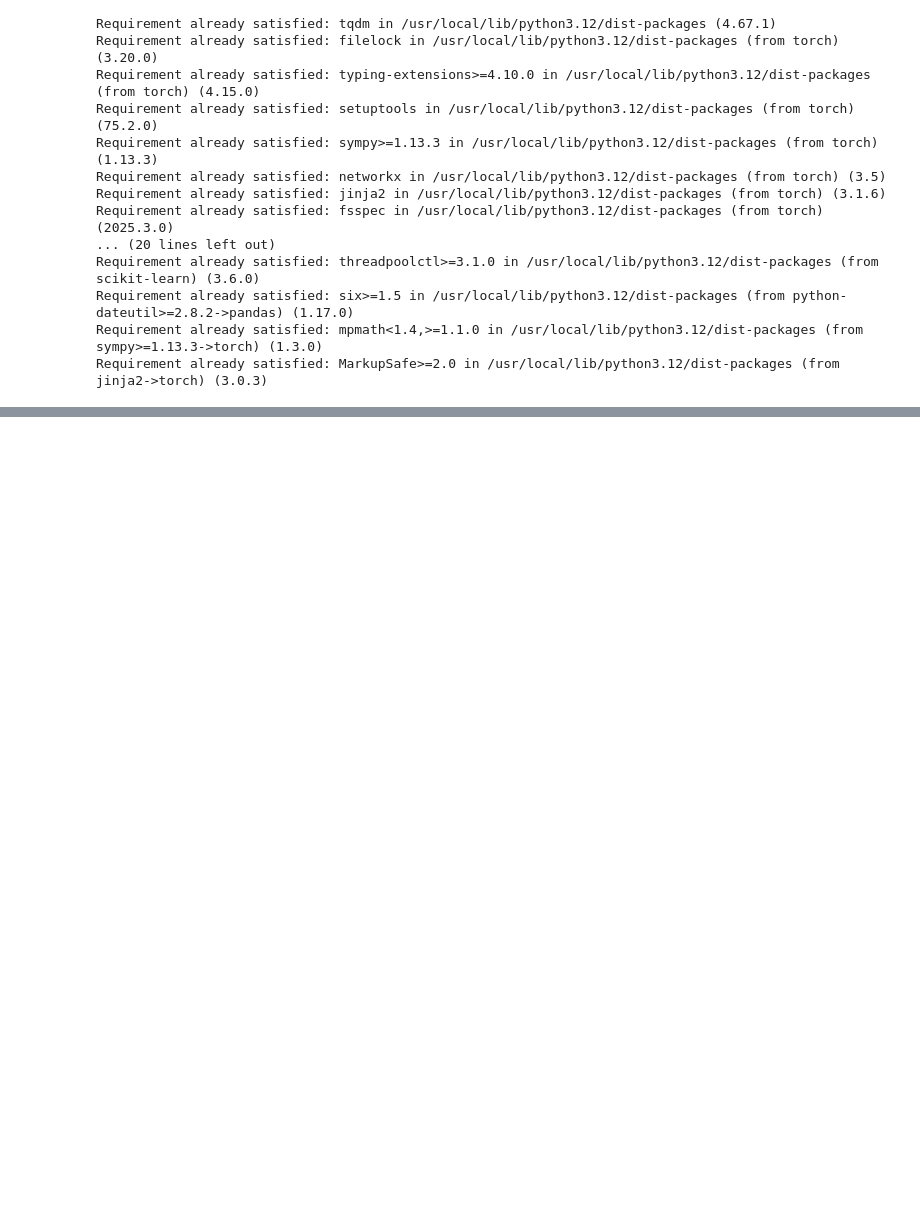
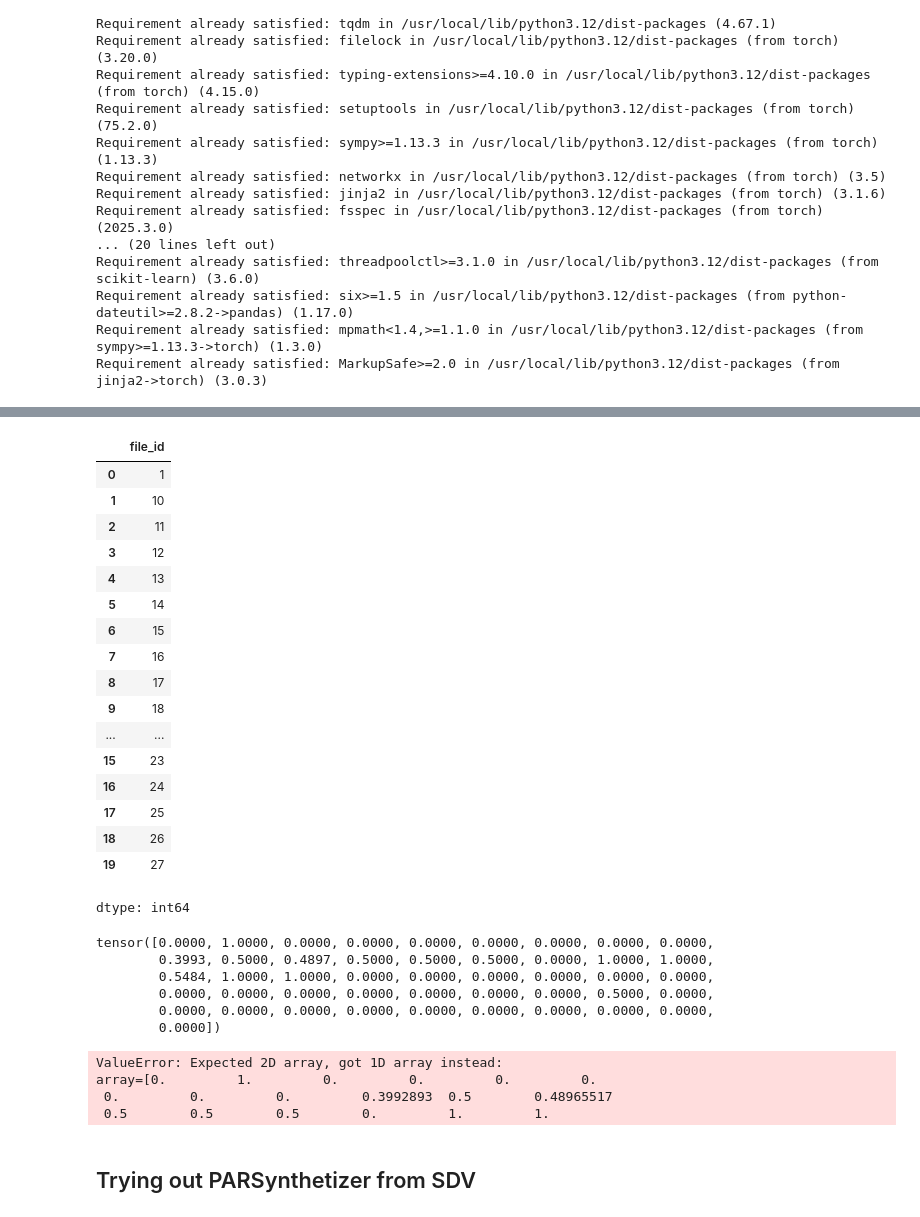
Before and after one commit to imets01/synthetic_network_data_gen, a Jupyter notebook: low_level_features/low_level_features_RGAN.ipynb, the cells around one changed output, grey strips where cells are left out. Cells and saved outputs as stored; diff of their text form; code cells hidden in the pictures; blank space fills up the shorter version.

Commit message:
testing RGAN and SDV for low level feature generation

```diff
--- a/low_level_features/low_level_features_RGAN.ipynb
+++ b/low_level_features/low_level_features_RGAN.ipynb
@@ -54,6 +54,10 @@ class QuicSequenceDataset(Dataset):
 
         not_to_use_for_training = ['initial_ip_client', 'initial_ip_server', 'initial_port_client', 'initial_port_server','time_first', 'time_last']
         self.condition_features = self.high_level_df.drop(not_to_use_for_training, axis=1)
+        categorical_cols = self.condition_features.select_dtypes(include=['object', 'category']).columns
+
+        numeric_cols = self.condition_features.select_dtypes(include=np.number).drop('file_id', axis=1).columns
+        self.condition_features = pd.get_dummies(self.condition_features, columns=categorical_cols, prefix=categorical_cols)
         self.flow_ids = self.high_level_df['file_id']
 
         self.condition_scaler = MinMaxScaler()
@@ -62,9 +66,14 @@ class QuicSequenceDataset(Dataset):
         self.scaled_conditions = self.condition_scaler.fit_transform(self.condition_features)
 
         all_sequences = []
+        self.sequence_columns = None
+
         for flow_id in self.flow_ids:
             file_path = os.path.join(self.low_level_dir, f"quiche_capture_{flow_id}.csv")
             df = pd.read_csv(file_path)
+
+            if self.sequence_columns is None:
+                    self.sequence_columns = df.columns.tolist()
             all_sequences.append(df.values)
 
         full_sequence_data = np.concatenate(all_sequences, axis=0)
@@ -75,7 +84,7 @@ class QuicSequenceDataset(Dataset):
 
     def __getitem__(self, idx):
         flow_id = self.flow_ids[idx]
-        file_path = os.path.join(self.low_level_dir, f"flow_{flow_id}.csv")
+        file_path = os.path.join(self.low_level_dir, f"quiche_capture_{flow_id}.csv")
 
         sequence_df = pd.read_csv(file_path)
         scaled_sequence = self.sequence_scaler.transform(sequence_df.values)
@@ -208,0 +355,39 @@ with torch.no_grad():
+# %%
+dataset.flow_ids
+# %% [output]
+|  | file_id |
+| 0 | 1 |
+| 1 | 10 |
+| 2 | 11 |
+| 3 | 12 |
+| 4 | 13 |
+| 5 | 14 |
+| 6 | 15 |
+| 7 | 16 |
+| 8 | 17 |
+| 9 | 18 |
+| ... | ... |
+| 15 | 23 |
+| 16 | 24 |
+| 17 | 25 |
+| 18 | 26 |
+| 19 | 27 |
+dtype: int64
+# %%
+sample_condition
+# %% [output]
+tensor([0.0000, 1.0000, 0.0000, 0.0000, 0.0000, 0.0000, 0.0000, 0.0000, 0.0000,
+        0.3993, 0.5000, 0.4897, 0.5000, 0.5000, 0.5000, 0.0000, 1.0000, 1.0000,
+        0.5484, 1.0000, 1.0000, 0.0000, 0.0000, 0.0000, 0.0000, 0.0000, 0.0000,
+        0.0000, 0.0000, 0.0000, 0.0000, 0.0000, 0.0000, 0.0000, 0.5000, 0.0000,
+        0.0000, 0.0000, 0.0000, 0.0000, 0.0000, 0.0000, 0.0000, 0.0000, 0.0000,
+        0.0000])
+# %%
+dataset.sequence_scaler.inverse_transform(sample_condition.squeeze(0).cpu().numpy())
+# %% [output]
+ValueError: Expected 2D array, got 1D array instead:
+array=[0.         1.         0.         0.         0.         0.
+ 0.         0.         0.         0.3992893  0.5        0.48965517
+ 0.5        0.5        0.5        0.         1.         1.
+# %% [markdown]
+## Trying out PARSynthetizer from SDV
```
Also changed, not shown: parts of 27 cells of this notebook.
